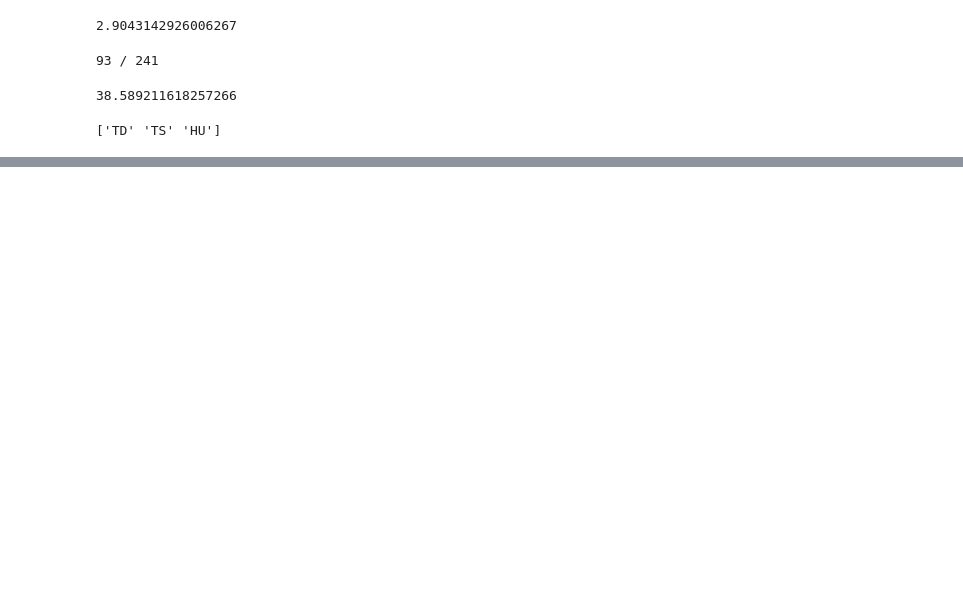
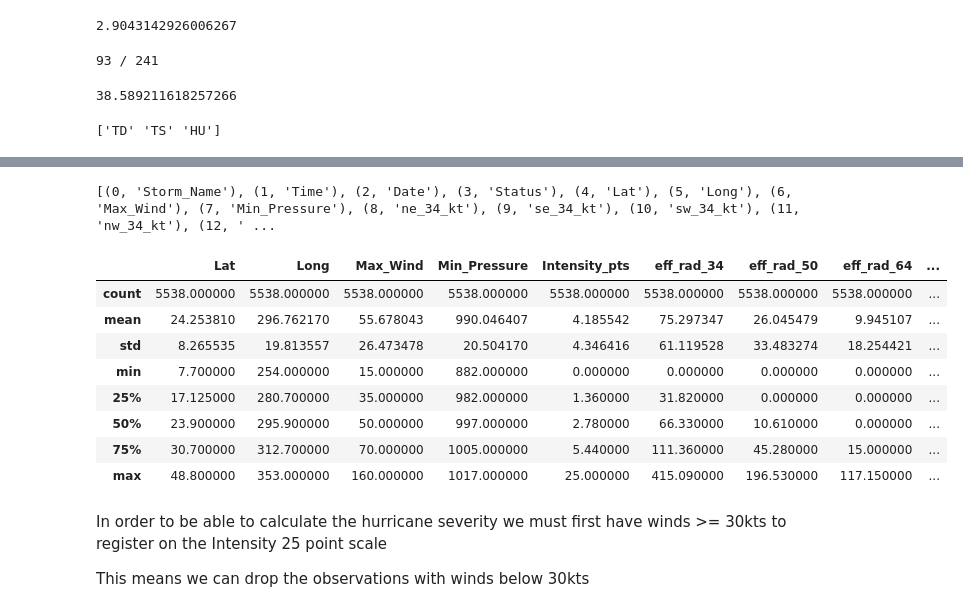
Before and after one commit to jabsneve/Hurricanes_Capstone, a Jupyter notebook: Hurricanes_1.ipynb, the cells around one changed output, grey strips where cells are left out. Drawn from its saved outputs; the diff is of its cells as text; code cells hidden in the pictures; blank space fills up the shorter version.

```diff
--- a/Hurricanes_1.ipynb
+++ b/Hurricanes_1.ipynb
@@ -359,0 +193,10 @@ hurricanes.to_csv('hurricanes_min_data', index=True)
+# %%
+# convert Long coordinates to 360 degree scale
+
+hurdat['Long'] = 359-hurdat['Long']
+# %%
+# enumerate through the columns to help slice with .iloc
+
+print(list(enumerate(hurdat.columns)))
+# %% [output]
+[(0, 'Storm_Name'), (1, 'Time'), (2, 'Date'), (3, 'Status'), (4, 'Lat'), (5, 'Long'), (6, 'Max_Wind'), (7, 'Min_Pressure'), (8, 'ne_34_kt'), (9, 'se_34_kt'), (10, 'sw_34_kt'), (11, 'nw_34_kt'), (12, ' ...
@@ -359,0 +225,16 @@ hurricanes.to_csv('hurricanes_min_data', index=True)
+# %%
+hsi.describe()
+# %% [output]
+|  | Lat | Long | Max_Wind | Min_Pressure | Intensity_pts | eff_rad_34 | eff_rad_50 | eff_rad_64 | ... |
+| count | 5538.000000 | 5538.000000 | 5538.000000 | 5538.000000 | 5538.000000 | 5538.000000 | 5538.000000 | 5538.000000 | ... |
+| mean | 24.253810 | 296.762170 | 55.678043 | 990.046407 | 4.185542 | 75.297347 | 26.045479 | 9.945107 | ... |
+| std | 8.265535 | 19.813557 | 26.473478 | 20.504170 | 4.346416 | 61.119528 | 33.483274 | 18.254421 | ... |
+| min | 7.700000 | 254.000000 | 15.000000 | 882.000000 | 0.000000 | 0.000000 | 0.000000 | 0.000000 | ... |
+| 25% | 17.125000 | 280.700000 | 35.000000 | 982.000000 | 1.360000 | 31.820000 | 0.000000 | 0.000000 | ... |
+| 50% | 23.900000 | 295.900000 | 50.000000 | 997.000000 | 2.780000 | 66.330000 | 10.610000 | 0.000000 | ... |
+| 75% | 30.700000 | 312.700000 | 70.000000 | 1005.000000 | 5.440000 | 111.360000 | 45.280000 | 15.000000 | ... |
+| max | 48.800000 | 353.000000 | 160.000000 | 1017.000000 | 25.000000 | 415.090000 | 196.530000 | 117.150000 | ... |
+# %% [markdown]
+In order to be able to calculate the hurricane severity we must first have winds >= 30kts to register on the Intensity 25 point scale
+
+This means we can drop the observations with winds below 30kts
```
Also changed, not shown: parts of 59 cells of this notebook.
